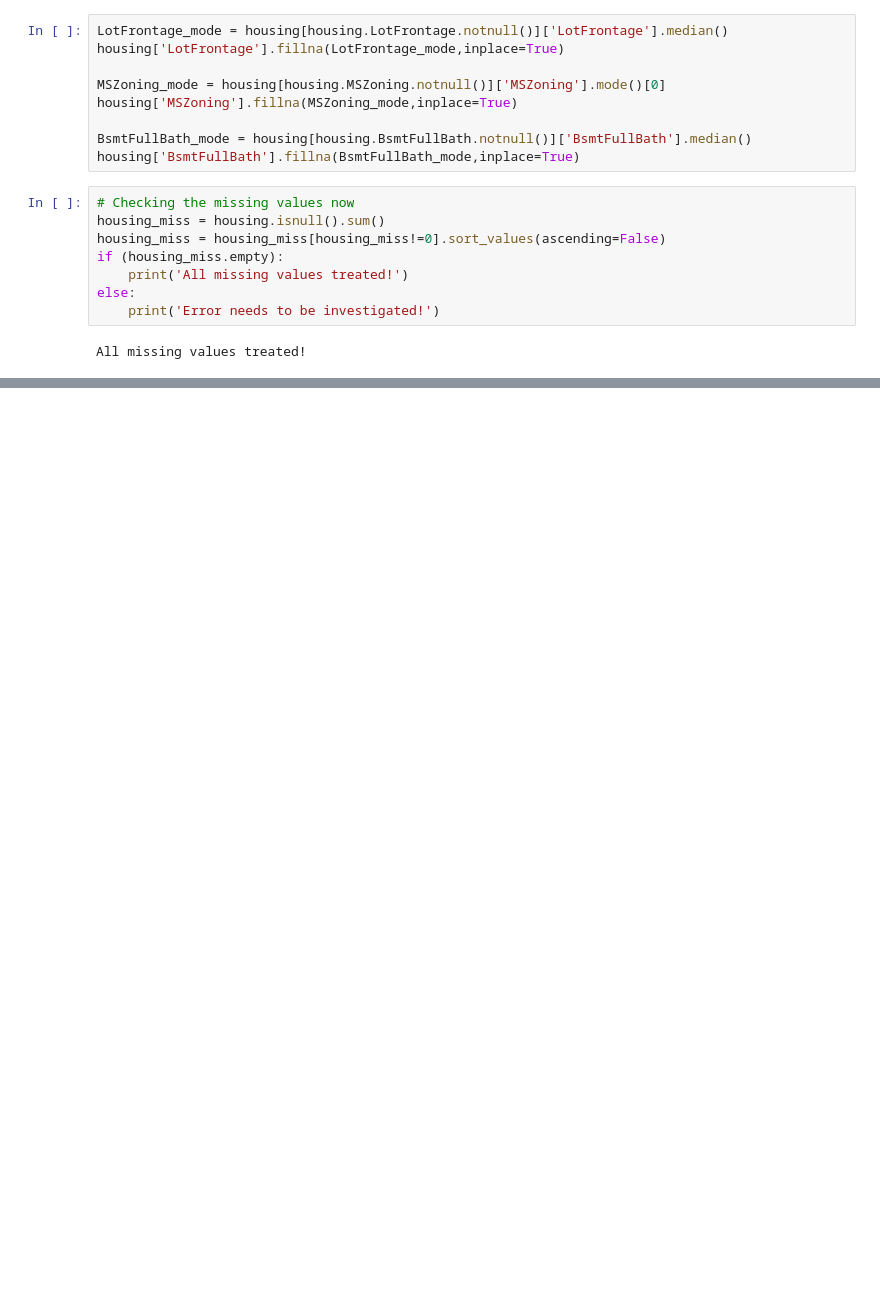
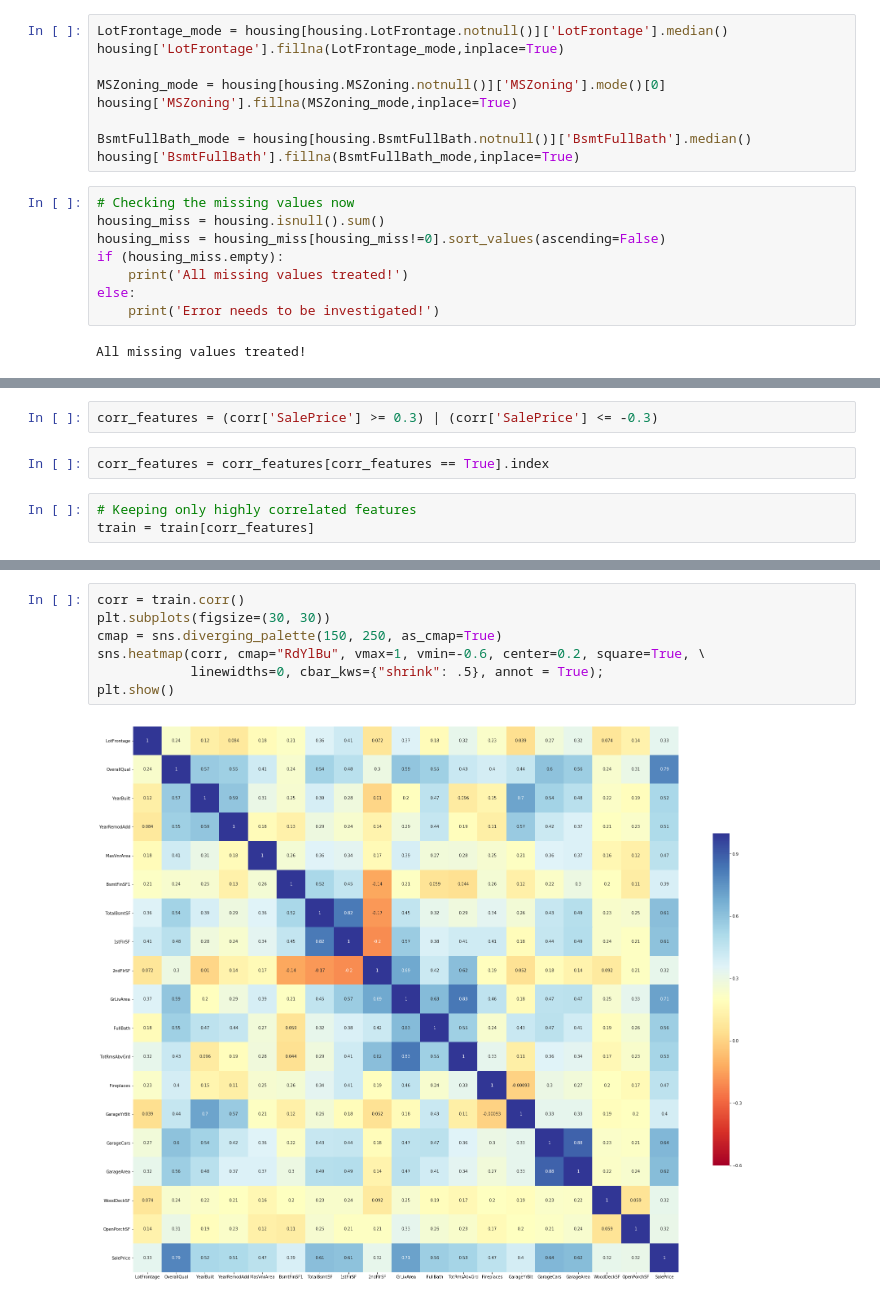
Before and after one commit to sneha-kathuria/advance-house-price, a Jupyter notebook: ipynb_notebook/Advance House Price .ipynb, the cells around one changed output, grey strips where cells are left out. Drawn from its saved outputs; the diff is of its cells as text; blank space fills up the shorter version.

```diff
--- a/ipynb_notebook/Advance House Price .ipynb
+++ b/ipynb_notebook/Advance House Price .ipynb
@@ -348,0 +414,7 @@ See the caveats in the documentation: http://pandas.pydata.org/pandas-docs/stabl
+# %%
+corr_features = (corr['SalePrice'] >= 0.3) | (corr['SalePrice'] <= -0.3)
+# %%
+corr_features = corr_features[corr_features == True].index
+# %%
+# Keeping only highly correlated features
+train = train[corr_features]
@@ -348,0 +429,9 @@ See the caveats in the documentation: http://pandas.pydata.org/pandas-docs/stabl
+# %%
+corr = train.corr()
+plt.subplots(figsize=(30, 30))
+cmap = sns.diverging_palette(150, 250, as_cmap=True)
+sns.heatmap(corr, cmap="RdYlBu", vmax=1, vmin=-0.6, center=0.2, square=True, \
+            linewidths=0, cbar_kws={"shrink": .5}, annot = True);
+plt.show()
+# %% [output]
+[figure, added]
```
Also changed, not shown: parts of 26 cells of this notebook.
